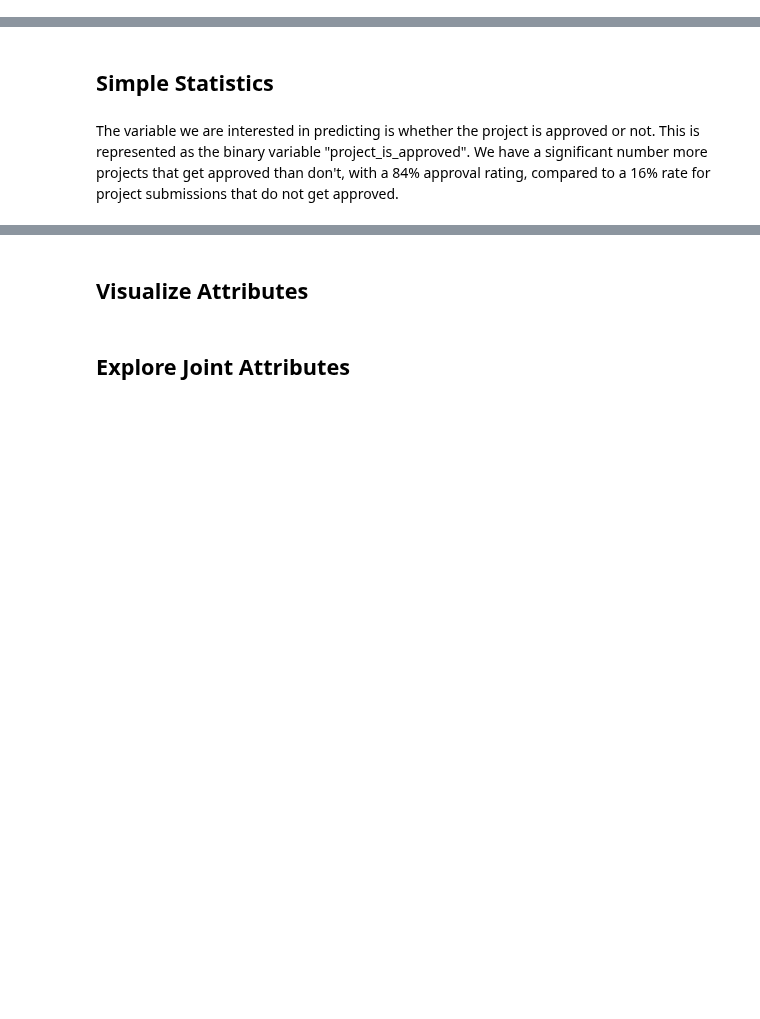
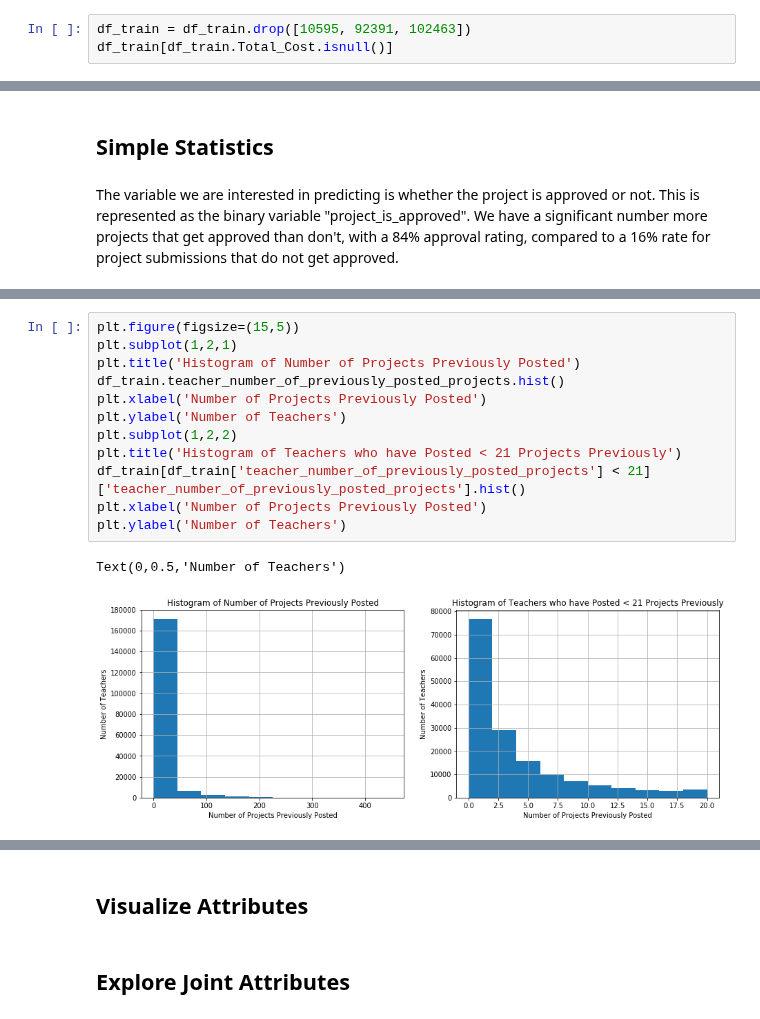
Before and after one commit to davestroud/DataMining_SMU, a Jupyter notebook: ASchams.ipynb, the cells around one changed output, grey strips where cells are left out. Saved outputs shown, nothing was run; the diff lists cells and outputs as text; blank space fills up the shorter version.

```diff
--- a/ASchams.ipynb
+++ b/ASchams.ipynb
@@ -254,0 +306,3 @@ df_train.head()
+# %%
+df_train = df_train.drop([10595, 92391, 102463])
+df_train[df_train.Total_Cost.isnull()]
@@ -264,0 +355,15 @@ Name: project_is_approved, dtype: int64
+# %%
+plt.figure(figsize=(15,5))
+plt.subplot(1,2,1)
+plt.title('Histogram of Number of Projects Previously Posted')
+df_train.teacher_number_of_previously_posted_projects.hist()
+plt.xlabel('Number of Projects Previously Posted')
+plt.ylabel('Number of Teachers')
+plt.subplot(1,2,2)
+plt.title('Histogram of Teachers who have Posted < 21 Projects Previously')
+df_train[df_train['teacher_number_of_previously_posted_projects'] < 21]['teacher_number_of_previously_posted_projects'].hist()
+plt.xlabel('Number of Projects Previously Posted')
+plt.ylabel('Number of Teachers')
+# %% [output]
+Text(0,0.5,'Number of Teachers')
+[figure, added]
```
Also changed, not shown: parts of 32 cells of this notebook, 1 other file.
